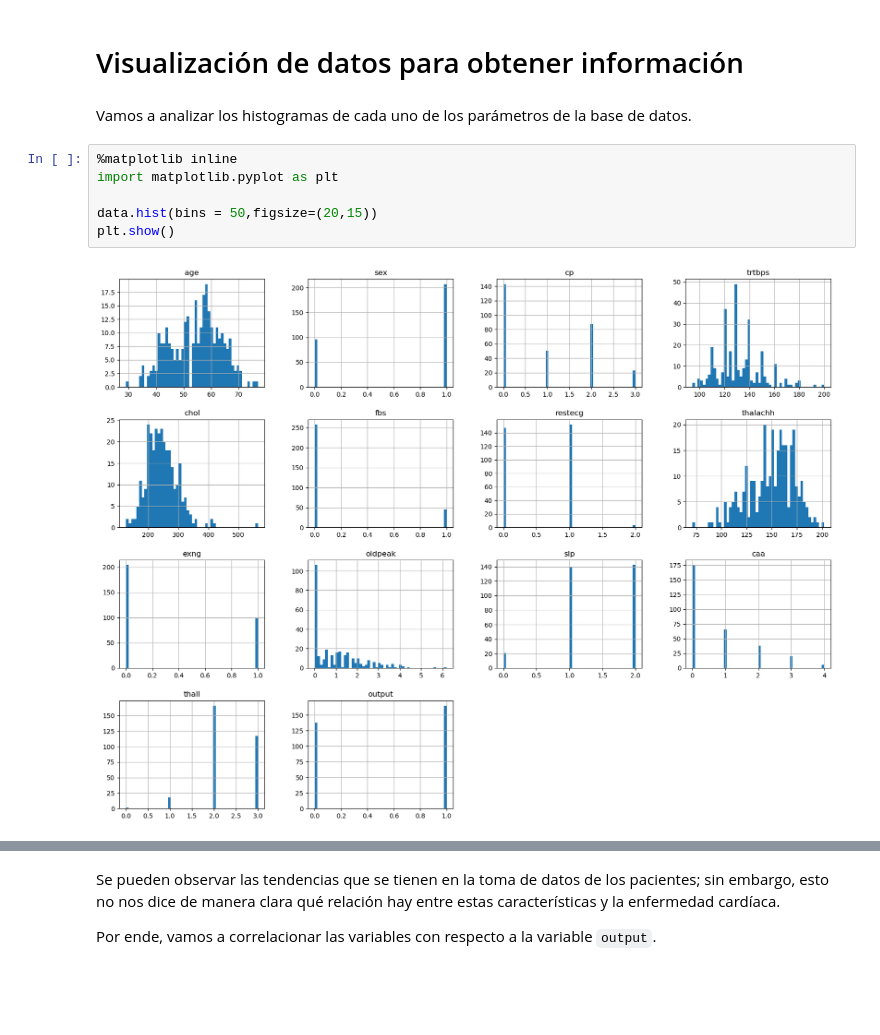
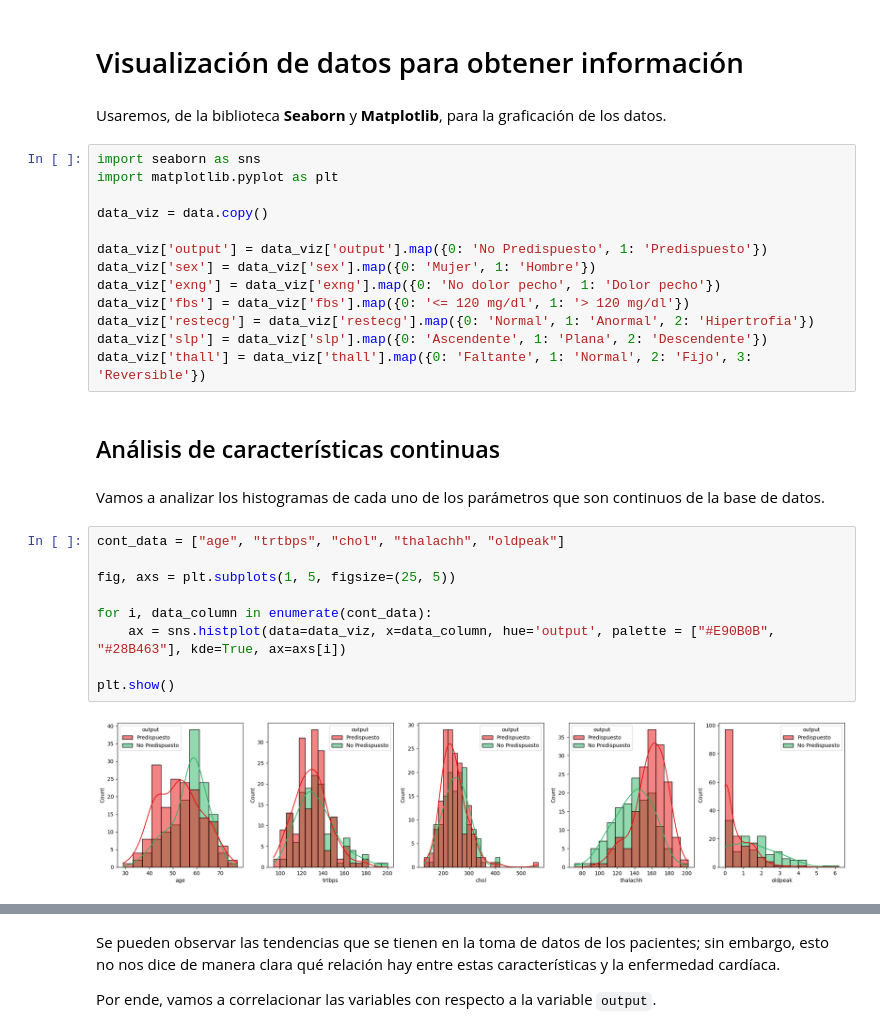
Before and after one commit to Nicolas2320/HeartAttack_Classifier, a Jupyter notebook: heart-attack-classifier.ipynb, the cells around one changed output, grey strips where cells are left out. Drawn from its saved outputs; the diff is of its cells as text; blank space fills up the shorter version.

```diff
--- a/heart-attack-classifier.ipynb
+++ b/heart-attack-classifier.ipynb
@@ -182,12 +185,32 @@ Con esta información, podemos darnos cuenta de que la base de datos no contiene
 # %% [markdown]
 # Visualización de datos para obtener información
+# %% [markdown]
+Usaremos, de la biblioteca **Seaborn** y **Matplotlib**, para la graficación de los datos.
+# %%
+import seaborn as sns
+import matplotlib.pyplot as plt
+
+data_viz = data.copy()
+
+data_viz['output'] = data_viz['output'].map({0: 'No Predispuesto', 1: 'Predispuesto'})
+data_viz['sex'] = data_viz['sex'].map({0: 'Mujer', 1: 'Hombre'})
+data_viz['exng'] = data_viz['exng'].map({0: 'No dolor pecho', 1: 'Dolor pecho'})
+data_viz['fbs'] = data_viz['fbs'].map({0: '<= 120 mg/dl', 1: '> 120 mg/dl'})
+data_viz['restecg'] = data_viz['restecg'].map({0: 'Normal', 1: 'Anormal', 2: 'Hipertrofia'})
+data_viz['slp'] = data_viz['slp'].map({0: 'Ascendente', 1: 'Plana', 2: 'Descendente'})
+data_viz['thall'] = data_viz['thall'].map({0: 'Faltante', 1: 'Normal', 2: 'Fijo', 3: 'Reversible'})
+# %% [markdown]
+## Análisis de características continuas
 # %% [markdown]
-Vamos a analizar los histogramas de cada uno de los parámetros de la base de datos.
+Vamos a analizar los histogramas de cada uno de los parámetros que son continuos de la base de datos.
-# %%
-%matplotlib inline
-import matplotlib.pyplot as plt
-
-data.hist(bins = 50,figsize=(20,15))
-plt.show()
-# %% [output]
-[figure, removed]
+# %%
+cont_data = ["age", "trtbps", "chol", "thalachh", "oldpeak"]
+
+fig, axs = plt.subplots(1, 5, figsize=(25, 5))
+
+for i, data_column in enumerate(cont_data):
+    ax = sns.histplot(data=data_viz, x=data_column, hue='output', palette = ["#E90B0B", "#28B463"], kde=True, ax=axs[i])
+
+plt.show()
+# %% [output]
+[figure, added]
```
Also changed, not shown: parts of 21 cells of this notebook.
